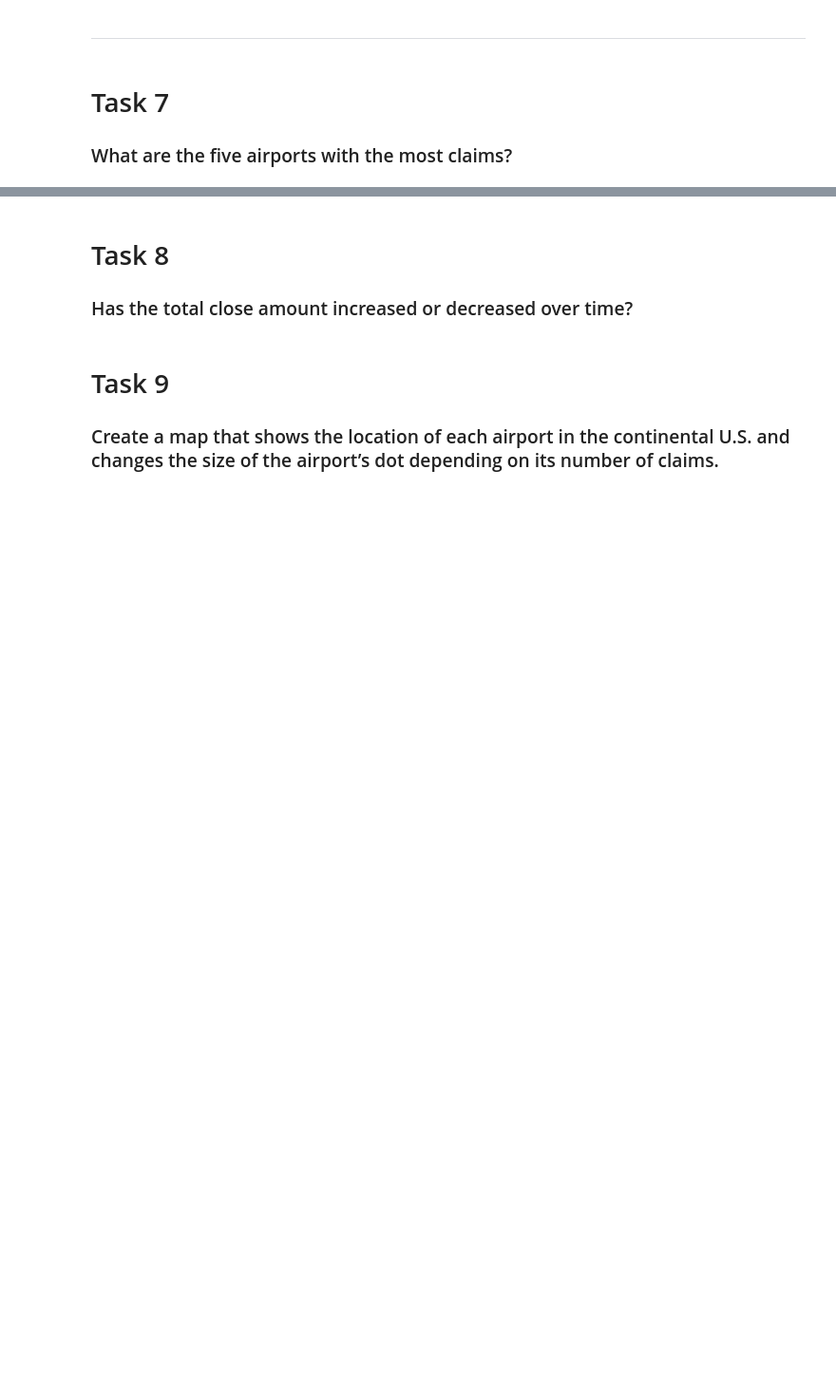
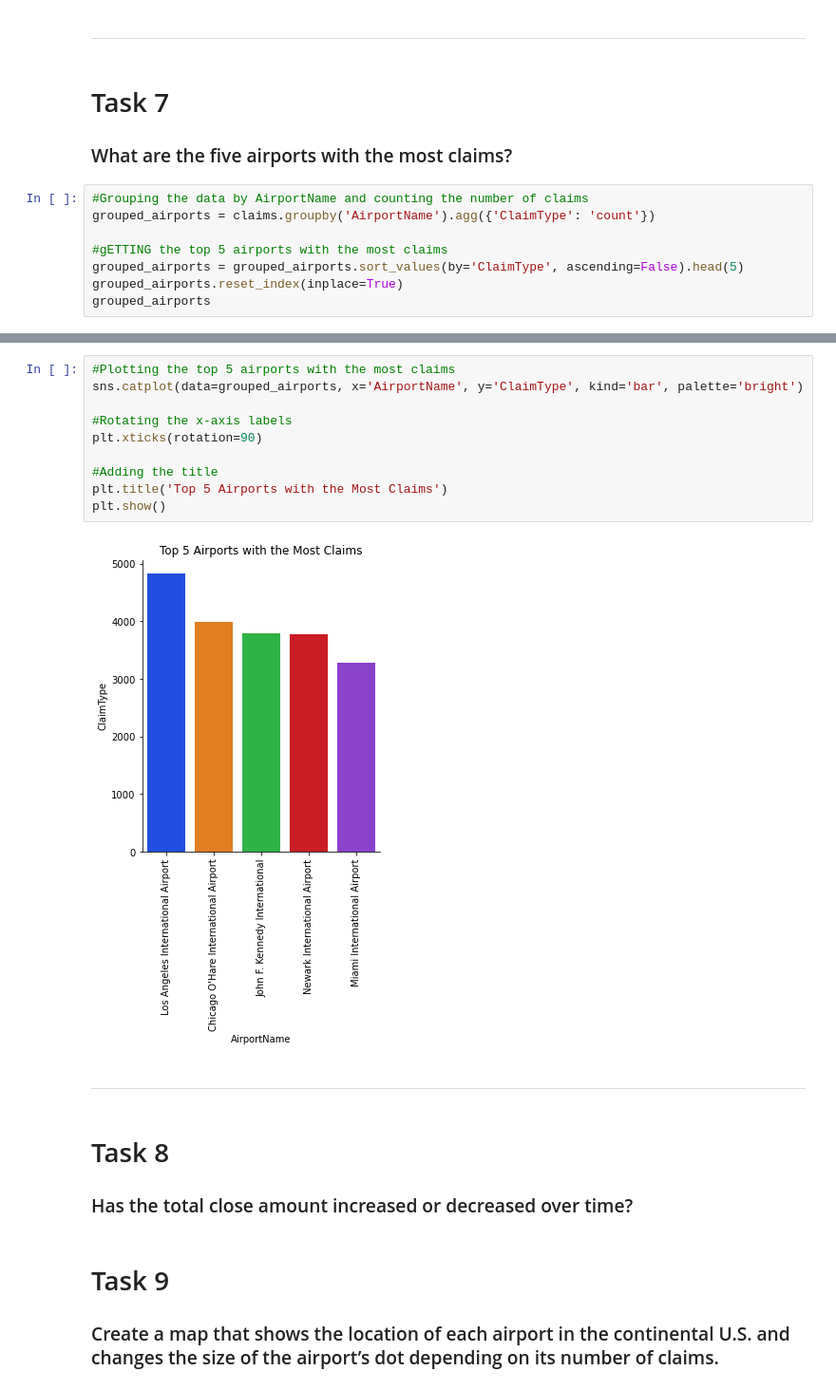
Before and after one commit to TJ-Mothokho/DataAnaylsis_Practical-Assessments, a Jupyter notebook: Airport_Case_Study-Practical_Assessment/AirportCaseStudy.ipynb, the cells around one changed output, grey strips where cells are left out. Shown: that part at 95% size. Saved outputs shown, nothing was run; the diff lists cells and outputs as text; blank space fills up the shorter version.

```diff
--- a/Airport_Case_Study-Practical_Assessment/AirportCaseStudy.ipynb
+++ b/Airport_Case_Study-Practical_Assessment/AirportCaseStudy.ipynb
@@ -708,3 +708,11 @@ approved_settled
 # %% [markdown]
 # Task 7
 ### What are the five airports with the most claims?
+# %%
+#Grouping the data by AirportName and counting the number of claims
+grouped_airports = claims.groupby('AirportName').agg({'ClaimType': 'count'})
+
+#gETTING the top 5 airports with the most claims
+grouped_airports = grouped_airports.sort_values(by='ClaimType', ascending=False).head(5)
+grouped_airports.reset_index(inplace=True)
+grouped_airports
@@ -711,3 +726,17 @@ approved_settled
+# %%
+#Plotting the top 5 airports with the most claims
+sns.catplot(data=grouped_airports, x='AirportName', y='ClaimType', kind='bar', palette='bright')
+
+#Rotating the x-axis labels
+plt.xticks(rotation=90)
+
+#Adding the title
+plt.title('Top 5 Airports with the Most Claims')
+plt.show()
+# %% [output]
+[figure, added]
+# %% [markdown]
+<hr>
 # %% [markdown]
 # Task 8
 ### Has the total close amount increased or decreased over time?
```
Also changed, not shown: parts of 1 cell of this notebook.
